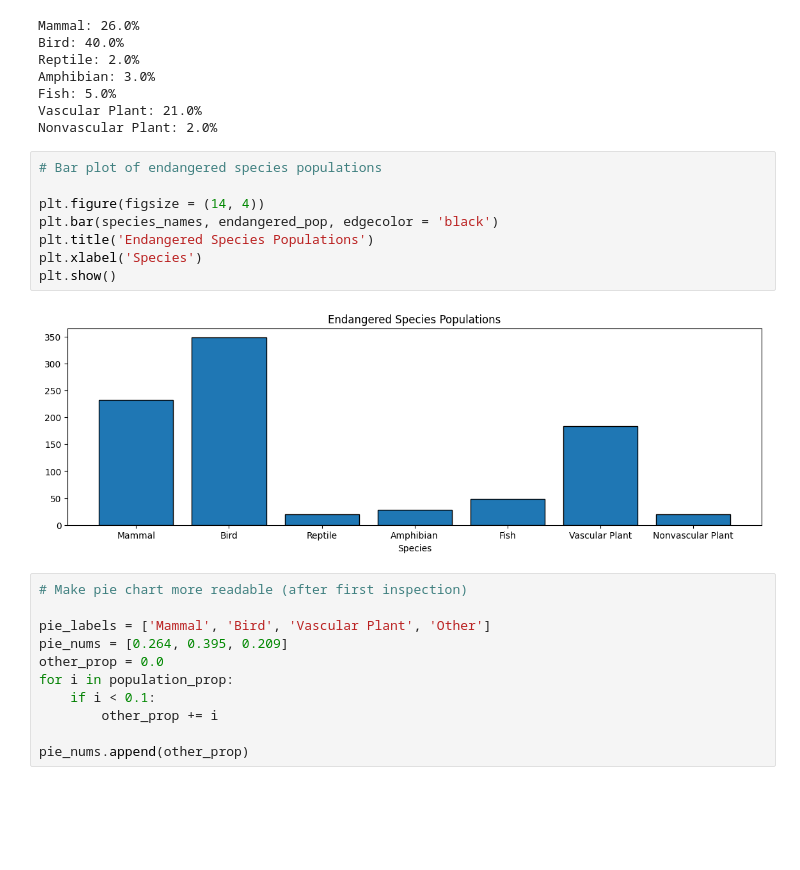
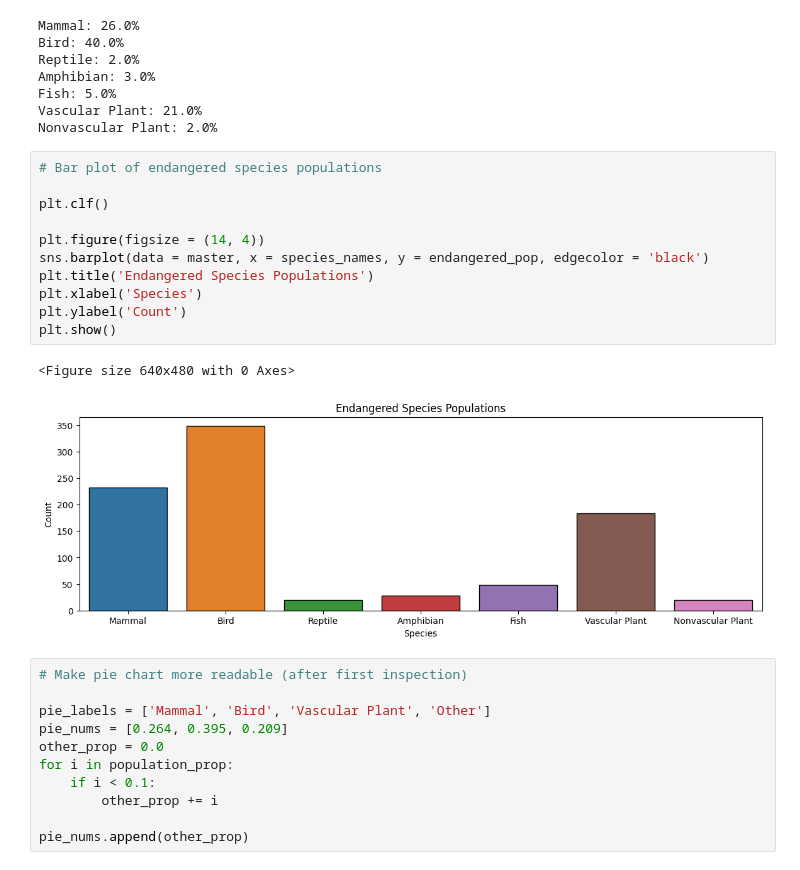
Before and after one commit to karl-bjorkman/data-analyst-portfolio, a Jupyter notebook: biodiversity-project/biodiversity_project.ipynb, the cells around one changed output. Cells and saved outputs as stored; diff of their text form; blank space fills up the shorter version.

```diff
--- a/biodiversity-project/biodiversity_project.ipynb
+++ b/biodiversity-project/biodiversity_project.ipynb
@@ -215,13 +234,17 @@ Nonvascular Plant: 2.0%
 # %%
 # Bar plot of endangered species populations
 
+plt.clf()
+
 plt.figure(figsize = (14, 4))
-plt.bar(species_names, endangered_pop, edgecolor = 'black')
+sns.barplot(data = master, x = species_names, y = endangered_pop, edgecolor = 'black')
 plt.title('Endangered Species Populations')
 plt.xlabel('Species')
+plt.ylabel('Count')
 plt.show()
 # %% [output]
+<Figure size 640x480 with 0 Axes>
-[figure, old version]
+[figure, new version]
 # %%
 # Make pie chart more readable (after first inspection)
 
```
Also changed, not shown: parts of 17 cells of this notebook.
